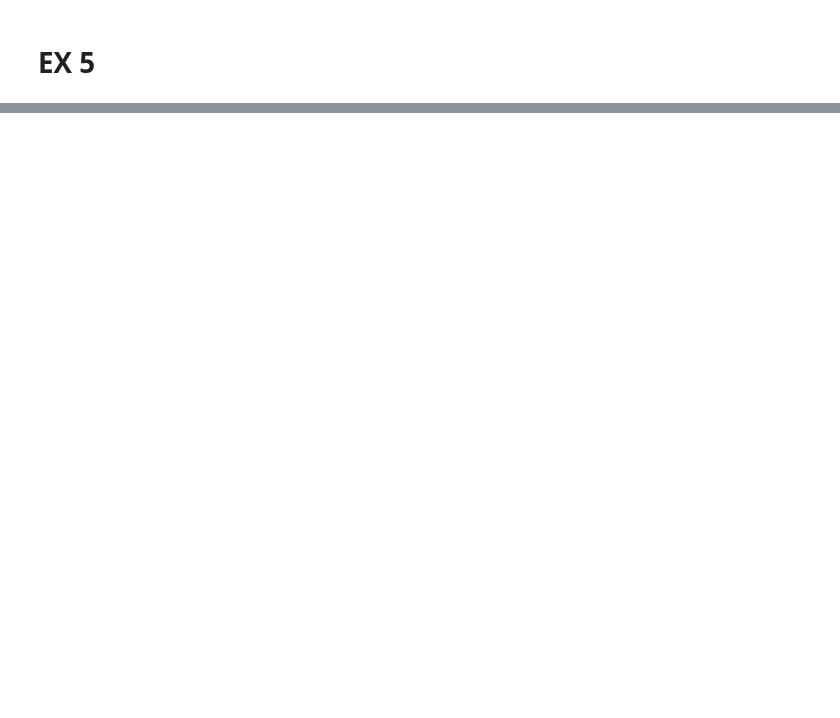
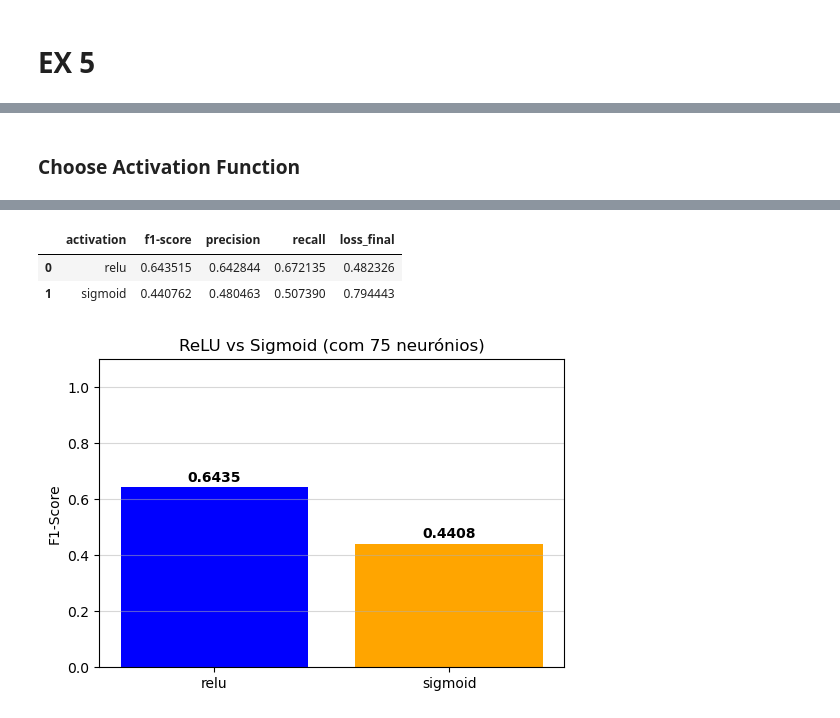
Before and after one commit to Xaneca/TCD_2025, a Jupyter notebook: B/mainClassifierOrganized.ipynb, the cells around one changed output, grey strips where cells are left out. Cells and saved outputs as stored; diff of their text form; code cells hidden in the pictures; blank space fills up the shorter version.

```diff
--- a/B/mainClassifierOrganized.ipynb
+++ b/B/mainClassifierOrganized.ipynb
@@ -970,0 +1237,72 @@ Previsões (primeiras 10): [1 1 1 1 1 1 1 1 1 1]
+# %% [markdown]
+### Choose Activation Function
+# %%
+# RUN TIME: 32 seg
+
+activations_to_test = ["relu", "sigmoid"]
+
+best_f1_act = -1
+best_activation = None
+results_act_history = []
+
+print(f"A usar arquitetura com {best_size} neurónios na camada escondida.")
+print("===========================================")
+
+# --- Loop de Teste ---
+for act_func in activations_to_test:
+    np.random.seed(SEED)
+
+    print(f"\n---> A testar Activation Function: {act_func.upper()}...")
+
+    # 1. Definir arquitetura (Input -> Best_Size -> Output)
+    layer_sizes = [input_size, best_size, output_size]
+
+    # 2. Criar a rede
+    # Nota: Sigmoid as vezes precisa de um learning rate menor para não oscilar,
+    # mas para comparar mantemos igual (0.1 ou 0.01).
+    nn = OurNeuralNetwork(layer_sizes, activation=act_func, learning_rate=0.1)
+
+    # 3. Treinar
+    history = nn.train(X_train_orig[:, bfs], y_train_orig, epochs=1000)
+
+    # 4. Avaliar
+    metrics = nn.evaluate(X_test[:, bfs], y_test, label=f"Activation {act_func}")
+
+    current_f1 = metrics["f1-score"]
+
+    # Guardar resultados
+    results_act_history.append({
+        "activation": act_func,
+        "f1-score": current_f1,
+        "precision": metrics.get("precision", 0),
+        "recall": metrics.get("recall", 0),
+        "loss_final": history[-1] # Interessante ver qual convergiu melhor
+    })
+
+    # 5. Verificar o melhor
+    if current_f1 > best_f1_act:
+        best_f1_act = current_f1
+        best_activation = act_func
+
+# --- Apresentação dos Resultados ---
+print("\n===========================================")
+print(f"Melhor Neurónios: {best_size}")
+print(f"Melhor Ativação: {best_activation}")
+print(f"Melhor F1-Score: {best_f1_act:.5f}")
+print("===========================================")
+
+# Tabela Resumo
+df_results_act = pd.DataFrame(results_act_history)
+display(df_results_act)
+
+# Comparação Visual
+plt.figure(figsize=(6, 4))
+plt.bar(df_results_act["activation"], df_results_act["f1-score"], color=['blue', 'orange'])
+plt.ylim(0, 1.1) # Escala de 0 a 1
+plt.ylabel("F1-Score")
+plt.title(f"ReLU vs Sigmoid (com {best_size} neurónios)")
+plt.grid(axis='y', alpha=0.5)
+for i, v in enumerate(df_results_act["f1-score"]):
+    plt.text(i, v + 0.02, f"{v:.4f}", ha='center', fontweight='bold')
+plt.show()
+# %% [output]
@@ -970,0 +1326,4 @@ Previsões (primeiras 10): [1 1 1 1 1 1 1 1 1 1]
+|  | activation | f1-score | precision | recall | loss_final |
+| 0 | relu | 0.643515 | 0.642844 | 0.672135 | 0.482326 |
+| 1 | sigmoid | 0.440762 | 0.480463 | 0.507390 | 0.794443 |
+[figure, added]
```
Also changed, not shown: parts of 27 cells of this notebook.
